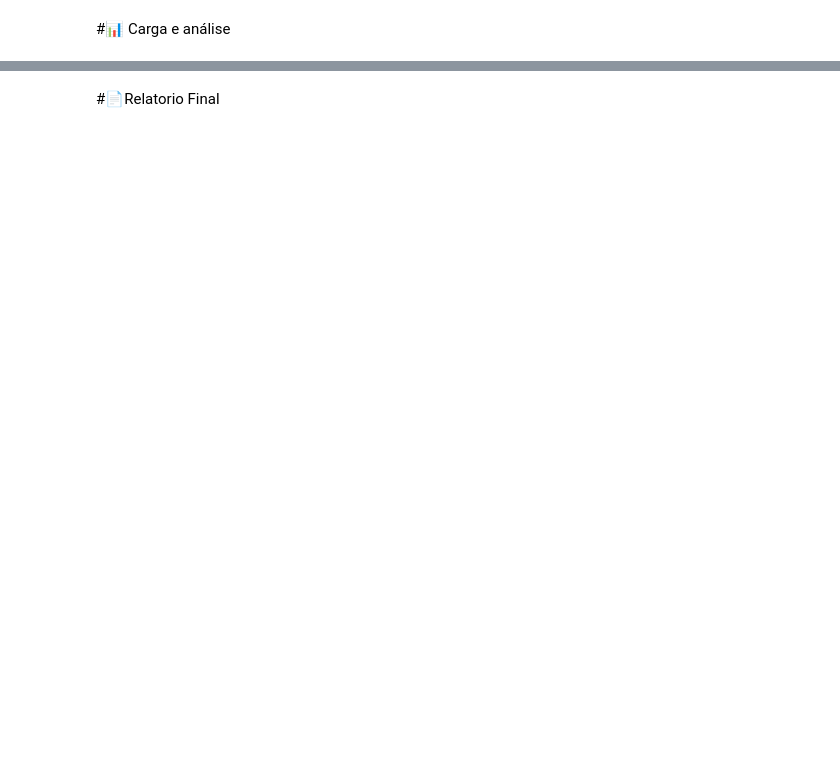
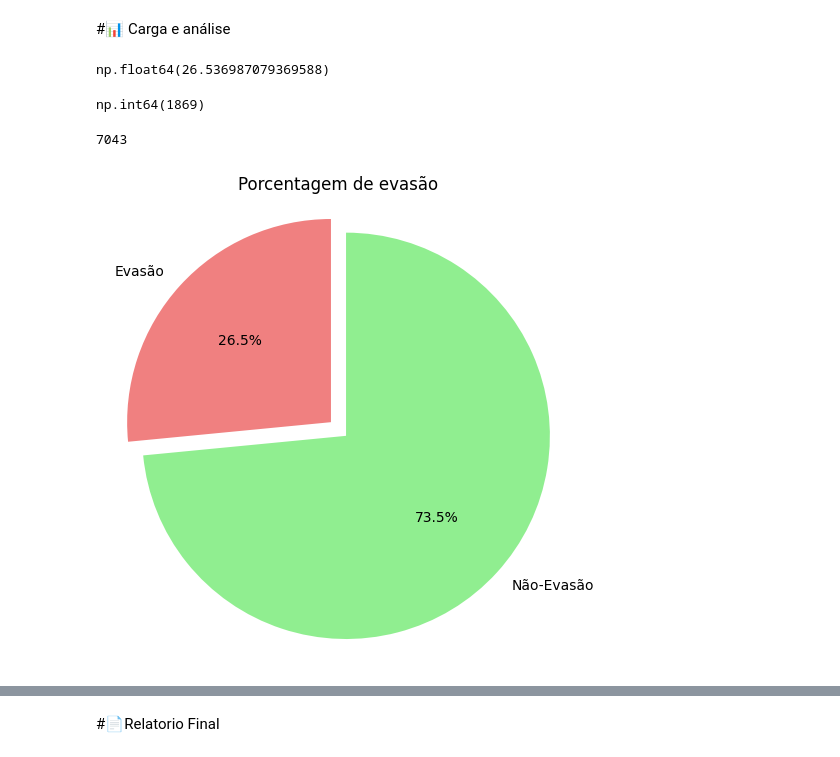
Before and after one commit to luisfmcastro/ChallengeAluraTelecomX, a Jupyter notebook: TelecomX_BR.ipynb, the cells around one changed output, grey strips where cells are left out. Cells and saved outputs as stored; diff of their text form; code cells hidden in the pictures; blank space fills up the shorter version.

```diff
--- a/TelecomX_BR.ipynb
+++ b/TelecomX_BR.ipynb
@@ -200,0 +204,27 @@ df.head()
+# %%
+percentual_churn = (df['Churn'].value_counts(normalize=True)['yes']) * 100
+percentual_churn
+# %% [output]
+np.float64(26.536987079369588)
+# %%
+num_churn = (df['Churn'] == 'yes').sum()
+num_churn
+# %% [output]
+np.int64(1869)
+# %%
+total_registros = len(df)
+total_registros
+# %% [output]
+7043
+# %%
+fig, ax = plt.subplots(figsize=(6,6))
+labels = ['Evasão', 'Não-Evasão']
+sizes = [num_churn, (total_registros - num_churn)]
+colors = ['lightcoral', 'lightgreen']
+ax.set_title('Porcentagem de evasão')
+ax.pie(sizes, labels=labels, colors=colors, autopct='%1.1f%%', startangle=90, explode=(0, 0.1))
+ax.axis('equal')
+
+plt.show()
+# %% [output]
+[figure, added]
```
Also changed, not shown: parts of 9 cells of this notebook.
